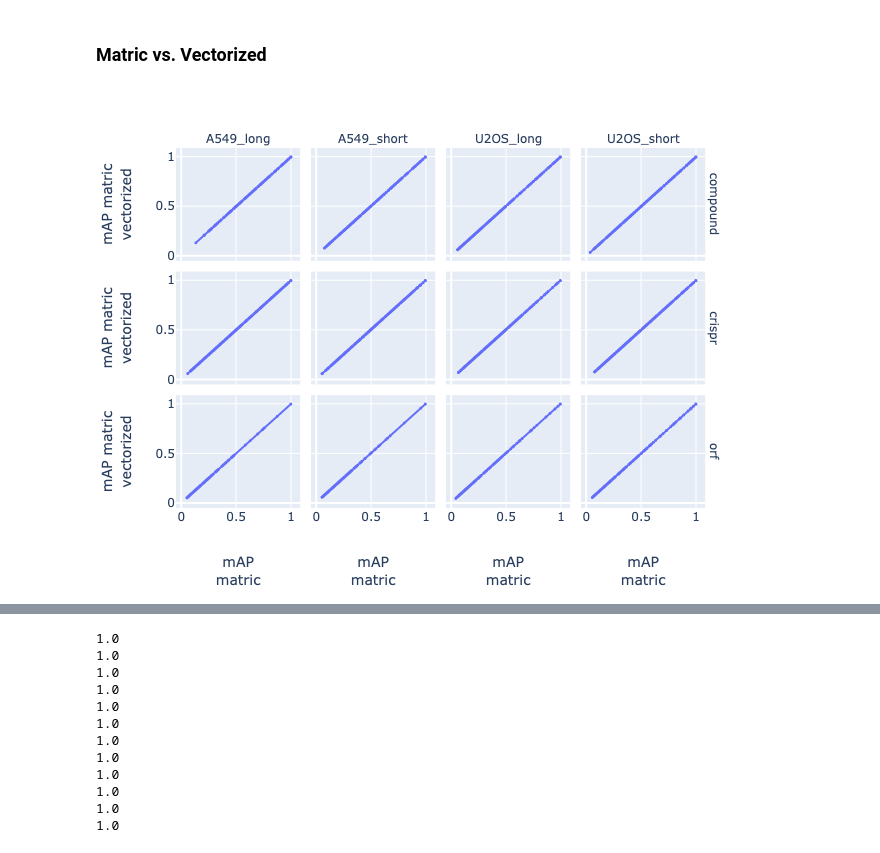
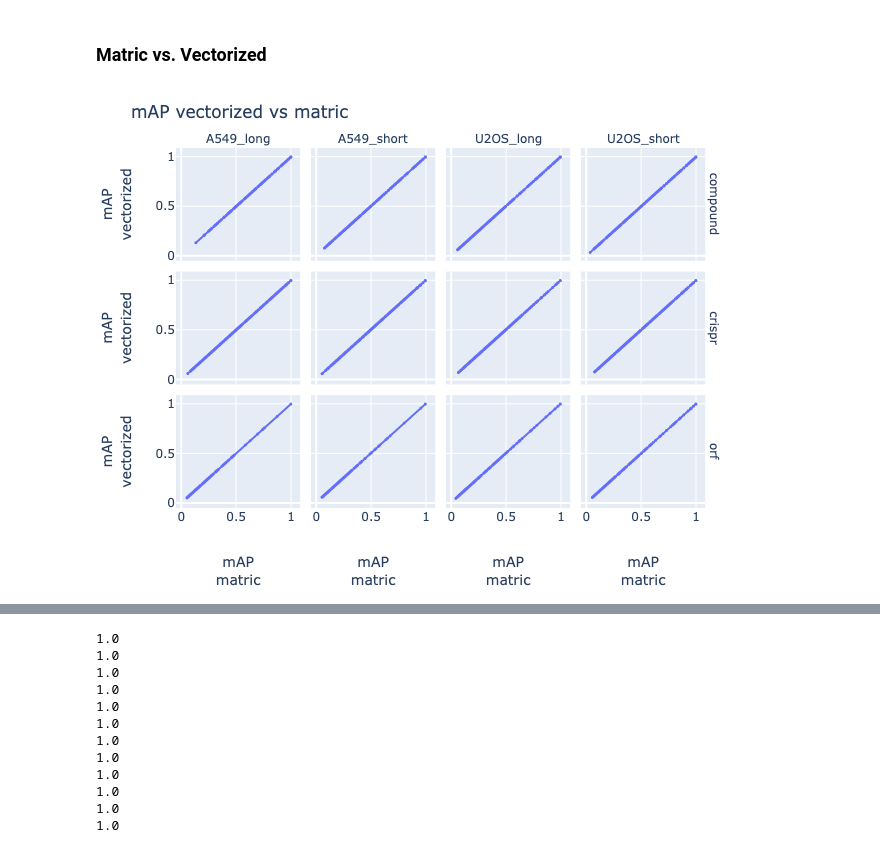
Before and after one commit to niranjchandrasekaran/compare_ap, a Jupyter notebook: 5.compare-ap.ipynb, the cells around one changed output, grey strips where cells are left out. Cells and saved outputs as stored; diff of their text form; code cells hidden in the pictures.

```diff
--- a/5.compare-ap.ipynb
+++ b/5.compare-ap.ipynb
@@ -28,13 +30,14 @@ fig = px.scatter(
 
 fig.update_traces(marker=dict(size=3))
 fig.update_layout(
+    title="mAP non-vectorized vs matric",
     xaxis1=dict(title="mAP<br>matric"),
     xaxis2=dict(title="mAP<br>matric"),
     xaxis3=dict(title="mAP<br>matric"),
     xaxis4=dict(title="mAP<br>matric"),
-    yaxis1=dict(title="mAP matric<br>non-vectorized"),
-    yaxis5=dict(title="mAP matric<br>non-vectorized"),
-    yaxis9=dict(title="mAP matric<br>non-vectorized"),
+    yaxis1=dict(title="mAP<br>non-vectorized"),
+    yaxis5=dict(title="mAP<br>non-vectorized"),
+    yaxis9=dict(title="mAP<br>non-vectorized"),
 )
 
 fig.for_each_annotation(
@@ -67,28 +70,29 @@ for i in range(0,12):
 # %%
 fig = px.scatter(
     matric_vectorized,
     x="mAP_x",
     y="mAP_y",
     facet_col="Cell_Time",
     facet_row="Metadata_Perturbation",
     trendline="ols",
 )
 
 fig.update_traces(marker=dict(size=3))
 fig.update_layout(
+    title="mAP vectorized vs matric",
     xaxis1=dict(title="mAP<br>matric"),
     xaxis2=dict(title="mAP<br>matric"),
     xaxis3=dict(title="mAP<br>matric"),
     xaxis4=dict(title="mAP<br>matric"),
-    yaxis1=dict(title="mAP matric<br>vectorized"),
-    yaxis5=dict(title="mAP matric<br>vectorized"),
-    yaxis9=dict(title="mAP matric<br>vectorized"),
+    yaxis1=dict(title="mAP<br>vectorized"),
+    yaxis5=dict(title="mAP<br>vectorized"),
+    yaxis9=dict(title="mAP<br>vectorized"),
 )
 
 fig.for_each_annotation(
     lambda a: a.update(text=a.text.replace("Metadata_Perturbation=", ""))
 )
 fig.for_each_annotation(lambda a: a.update(text=a.text.replace("Cell_Time=", "")))
 fig.show("png")
 # %% [output]
-[figure, old version]
+[figure, new version]
```
Also changed, not shown: parts of 8 cells of this notebook, 2 other files.
